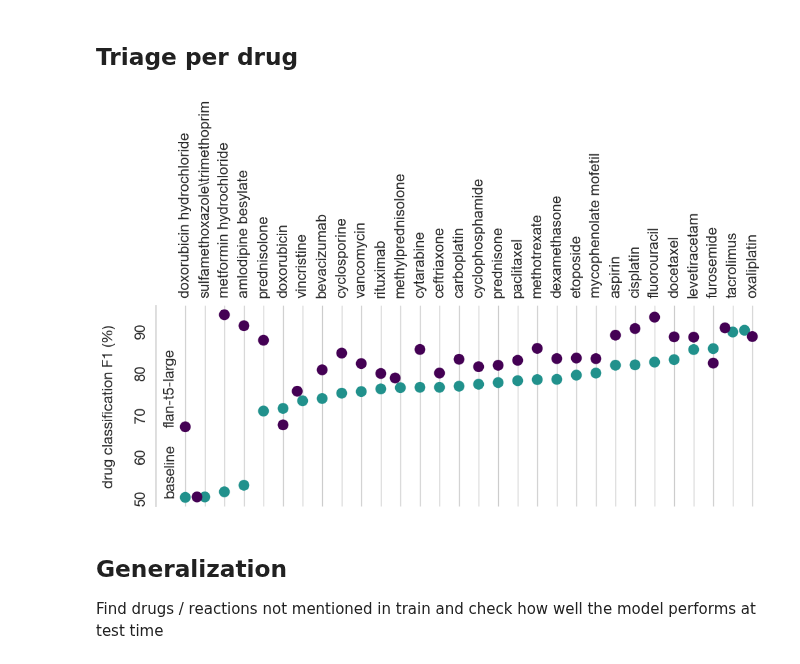
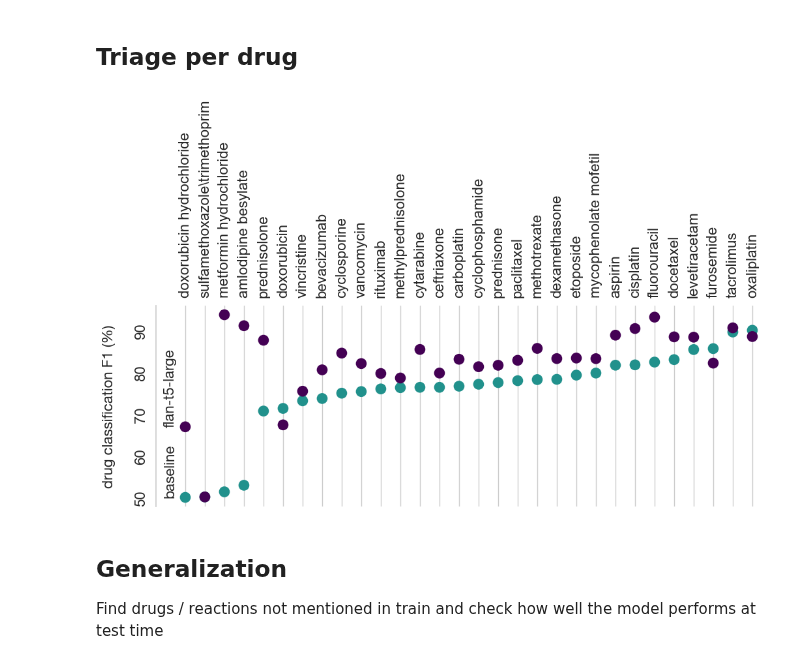
Before and after one commit to KarelDO/BioDEX, a Jupyter notebook: tasks/icsr_extraction/seriousness_metrics.ipynb, the cells around one changed output. Drawn from its saved outputs; the diff is of its cells as text; code cells hidden in the pictures.

Commit message:
stripplot with no jitter

```diff
--- a/tasks/icsr_extraction/seriousness_metrics.ipynb
+++ b/tasks/icsr_extraction/seriousness_metrics.ipynb
@@ -405,7 +406,8 @@ fig, ax = plt.subplots(figsize=(12, 4))
 cmap = plt.get_cmap('viridis')
 palette = [cmap(i) for i in np.linspace(0, 1, 3)][:2][::-1]
 
-sns.swarmplot(data=data, x='targets', y='scores', hue='model', s=12, orient='v', palette=palette)
+# sns.swarmplot(data=data, x='targets', y='scores', hue='model', s=12, orient='v', palette=palette)
+sns.stripplot(data=data, x='targets', y='scores', hue='model', s=12, orient='v', palette=palette, jitter=False)
 
 plt.rcParams['font.family'] = 'Helvetica Neue'
 fontsize = 16
@@ -446,34 +448,34 @@ plt.tick_params(axis='x', labelbottom=False, labeltop=True, rotation=90)
 
 # Add labels and title
 plt.xlabel("")
 ax.set_ylabel("drug classification F1 (%)\n", fontfamily='Helvetica Neue', fontsize=fontsize)
 
 
 # Control font and font style for the axis tick labels
 ax.tick_params(axis='both', which='major', labelsize=fontsize)
 # plt.title("Drug classification ")
 
 # plt.gca().invert_yaxis()  # Invert the y-axis to rotate the plot vertically
 # plt.gca().invert_xaxis()  # Invert the x-axis to rotate the plot horizontal
 
 # add space between bar and y=axis
 left, right = plt.xlim()
 plt.xlim((left-1, right))
 
 plt.savefig('../../analysis/plots/drug_classification.png', dpi=300, bbox_inches='tight')
 plt.show()
 
 from PIL import Image
 # Open the PNG file
 img = Image.open("../../analysis/plots/drug_classification.png")
 
 # Rotate the image by 90 degrees
 img = img.rotate(270, expand=True)
 
 # Overwrite the original file
 img.save("../../analysis/plots/drug_classification.png")
 # %% [output]
-[figure, old version]
+[figure, new version]
 # %% [markdown]
 ## Generalization
 Find drugs / reactions not mentioned in train and check how well the model performs at test time
```
Also changed, not shown: parts of 1 cell of this notebook, 2 other files.
